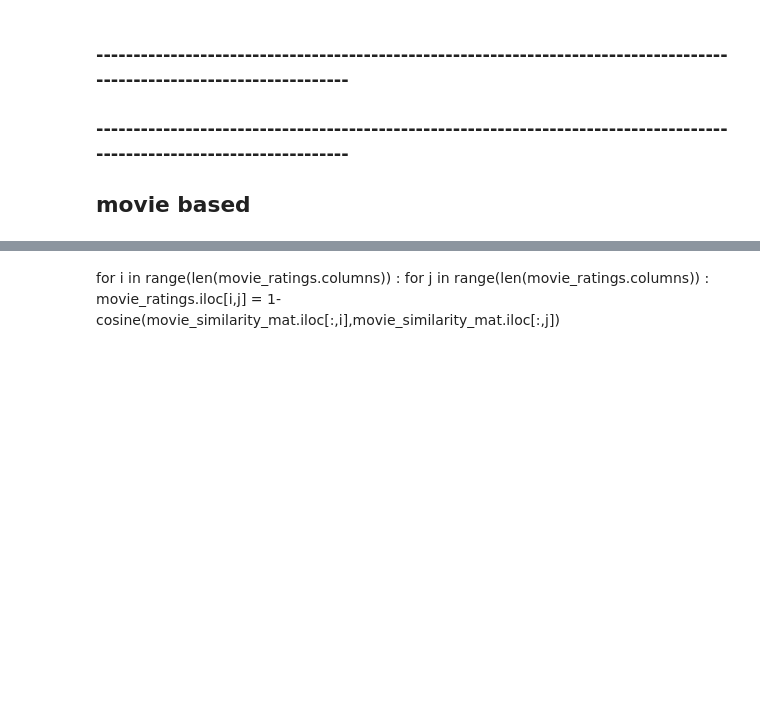
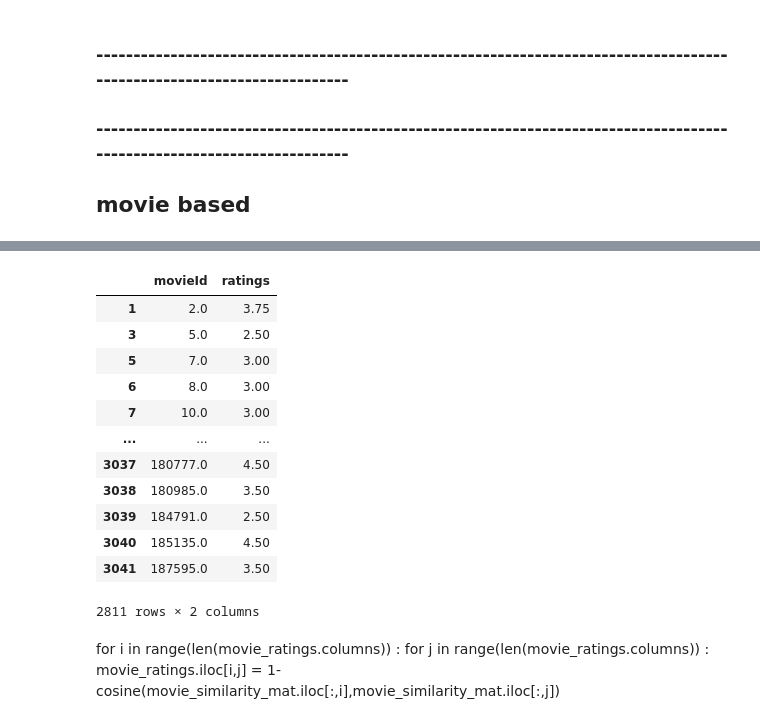
Before and after one commit to mohammad-khamlan/Movie-Recommendation-System, a Jupyter notebook: Model.ipynb, the cells around one changed output, grey strips where cells are left out. Cells and saved outputs as stored; diff of their text form; code cells hidden in the pictures; blank space fills up the shorter version.

```diff
--- a/Model.ipynb
+++ b/Model.ipynb
@@ -276,3 +258,0 @@ for column in movie_similarity_mat.columns:
-# %%
-movie_similarity_mat.reset_index(inplace=True)
-movie_similarity_mat = movie_similarity_mat.drop('userId', axis=1)
@@ -284,0 +276,26 @@ similarity = cosine_similarity(movie_ratings2)
+# %%
+recommended_movies = movie_similarity_mat.loc[1]
+recommended_movies = pd.DataFrame(recommended_movies).reset_index()
+recommended_movies = recommended_movies.rename(columns = {1:'ratings'})
+# %%
+watched_movies = data[data["userId"] == 1]["movieId"]
+watched_movies = pd.DataFrame(watched_movies)
+# %%
+cond = recommended_movies['movieId'].isin(watched_movies['movieId'])
+recommended_movies.drop(recommended_movies[cond].index, inplace = True)
+# %%
+recommended_movies #= recommended_movies.sort_values(by=['ratings'], ascending = False)
+# %% [output]
+|  | movieId | ratings |
+| 1 | 2.0 | 3.75 |
+| 3 | 5.0 | 2.50 |
+| 5 | 7.0 | 3.00 |
+| 6 | 8.0 | 3.00 |
+| 7 | 10.0 | 3.00 |
+| ... | ... | ... |
+| 3037 | 180777.0 | 4.50 |
+| 3038 | 180985.0 | 3.50 |
+| 3039 | 184791.0 | 2.50 |
+| 3040 | 185135.0 | 4.50 |
+| 3041 | 187595.0 | 3.50 |
+2811 rows × 2 columns
```
Also changed, not shown: parts of 52 cells of this notebook.
